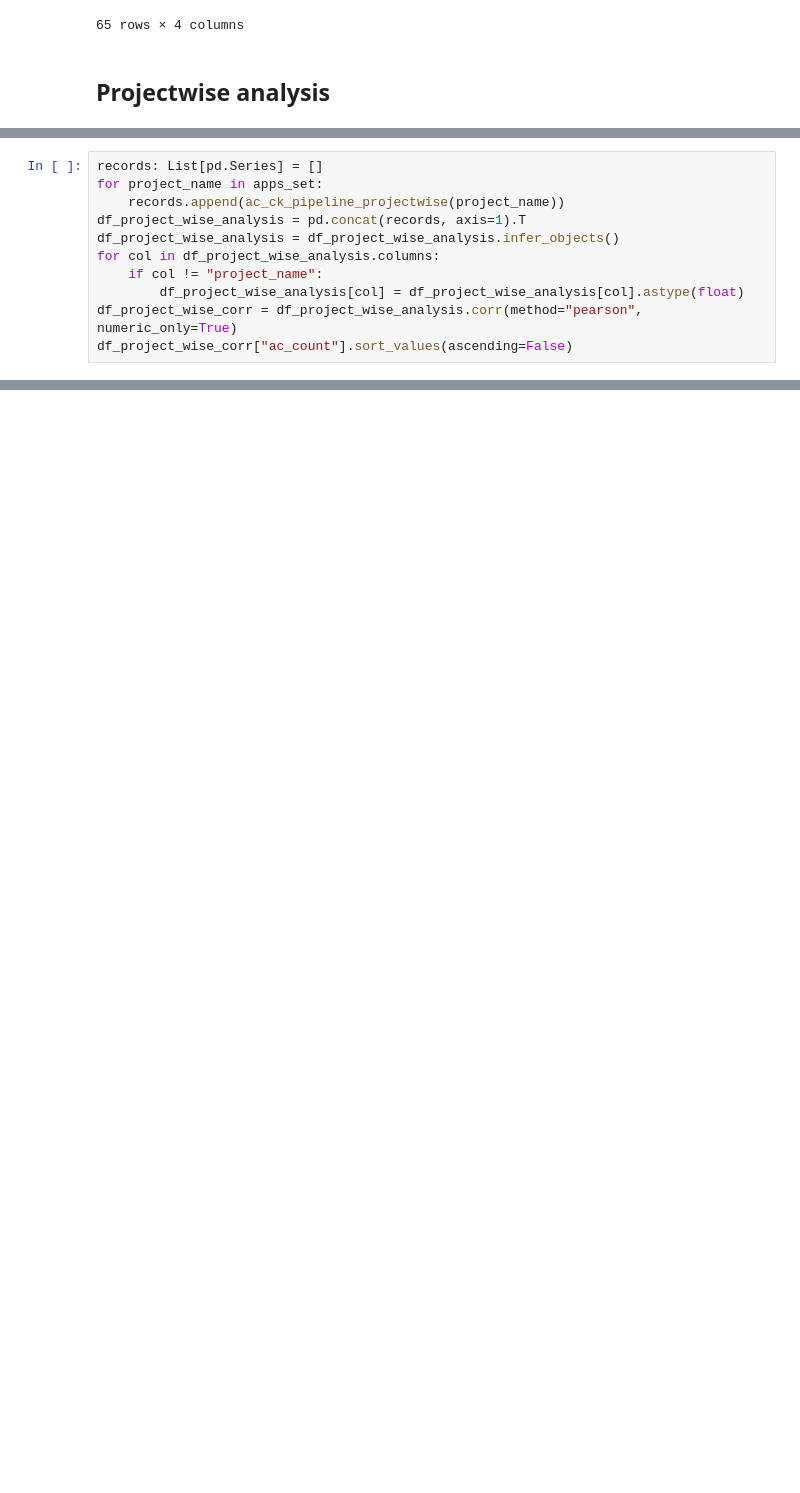
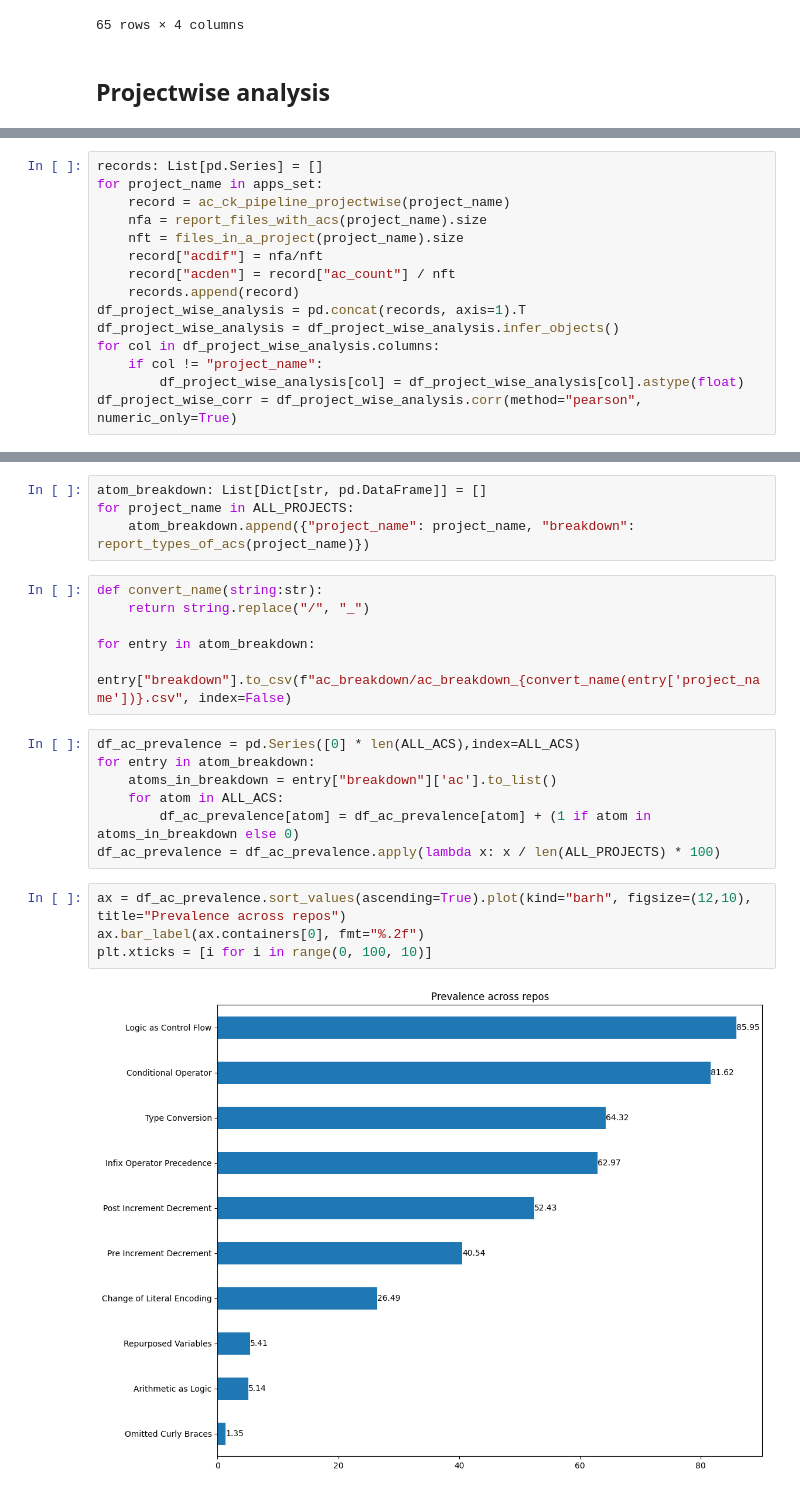
Before and after one commit to davitabosa12/ac_ck_analysis, a Jupyter notebook: android_apps.ipynb, the cells around one changed output, grey strips where cells are left out. Drawn from its saved outputs; the diff is of its cells as text; blank space fills up the shorter version.

Commit message:
graphics update

```diff
--- a/android_apps.ipynb
+++ b/android_apps.ipynb
@@ -401,12 +440,16 @@ def ac_ck_pipeline_projectwise(project_name: str):
 # %%
 records: List[pd.Series] = []
 for project_name in apps_set:
-    records.append(ac_ck_pipeline_projectwise(project_name))
+    record = ac_ck_pipeline_projectwise(project_name)
+    nfa = report_files_with_acs(project_name).size
+    nft = files_in_a_project(project_name).size
+    record["acdif"] = nfa/nft
+    record["acden"] = record["ac_count"] / nft
+    records.append(record)
 df_project_wise_analysis = pd.concat(records, axis=1).T
 df_project_wise_analysis = df_project_wise_analysis.infer_objects()
 for col in df_project_wise_analysis.columns:
     if col != "project_name":
         df_project_wise_analysis[col] = df_project_wise_analysis[col].astype(float)
 df_project_wise_corr = df_project_wise_analysis.corr(method="pearson", numeric_only=True)
-df_project_wise_corr["ac_count"].sort_values(ascending=False)
 # %% [output]
@@ -429,0 +481,23 @@ Name: ac_count, dtype: float64
+# %%
+atom_breakdown: List[Dict[str, pd.DataFrame]] = []
+for project_name in ALL_PROJECTS:
+    atom_breakdown.append({"project_name": project_name, "breakdown": report_types_of_acs(project_name)})
+# %%
+def convert_name(string:str):
+    return string.replace("/", "_")
+
+for entry in atom_breakdown:
+    entry["breakdown"].to_csv(f"ac_breakdown/ac_breakdown_{convert_name(entry['project_name'])}.csv", index=False)
+# %%
+df_ac_prevalence = pd.Series([0] * len(ALL_ACS),index=ALL_ACS)
+for entry in atom_breakdown:
+    atoms_in_breakdown = entry["breakdown"]['ac'].to_list()
+    for atom in ALL_ACS:
+        df_ac_prevalence[atom] = df_ac_prevalence[atom] + (1 if atom in atoms_in_breakdown else 0)
+df_ac_prevalence = df_ac_prevalence.apply(lambda x: x / len(ALL_PROJECTS) * 100)
+# %%
+ax = df_ac_prevalence.sort_values(ascending=True).plot(kind="barh", figsize=(12,10), title="Prevalence across repos")
+ax.bar_label(ax.containers[0], fmt="%.2f")
+plt.xticks = [i for i in range(0, 100, 10)]
+# %% [output]
+[figure, added]
```
Also changed, not shown: parts of 57 cells of this notebook.
